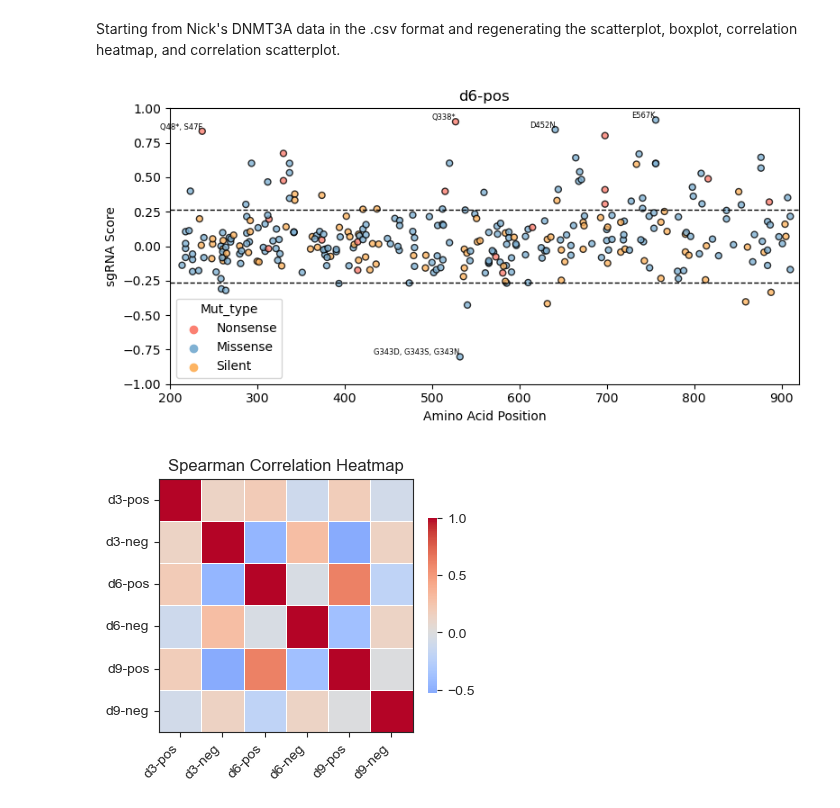
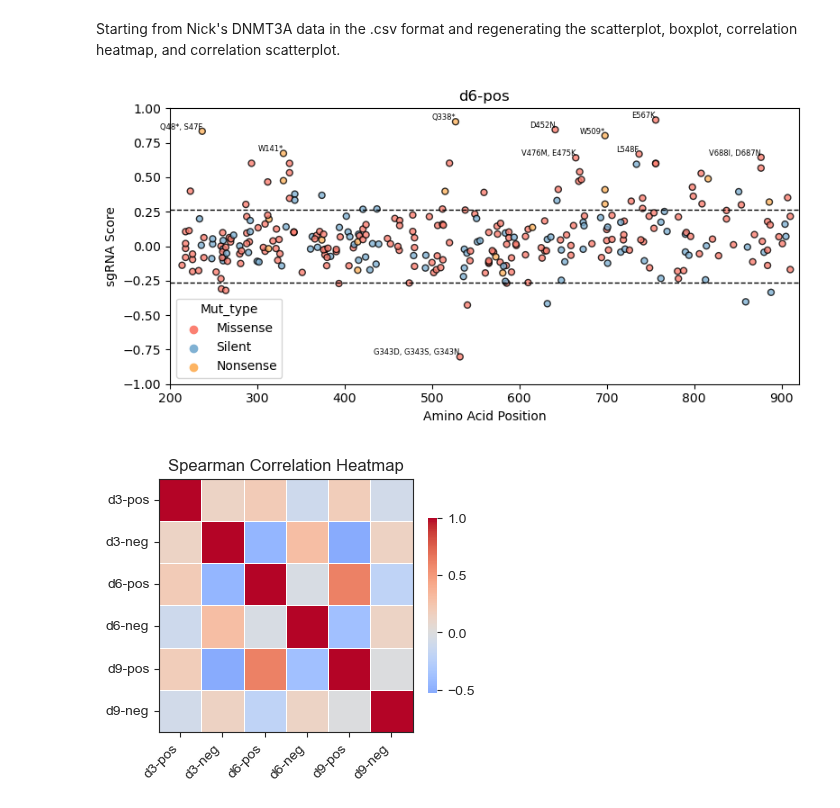
Before and after one commit to liaulab/be-scan, a Jupyter notebook: docs/source/notebooks/tutorial.ipynb, the cells around one changed output. Saved outputs shown, nothing was run; the diff lists cells and outputs as text; code cells hidden in the pictures.

```diff
--- a/docs/source/notebooks/tutorial.ipynb
+++ b/docs/source/notebooks/tutorial.ipynb
@@ -302,17 +302,16 @@ Starting from Nick's DNMT3A data in the .csv format and regenerating the scatter
 # %%
 be_scan.plot.plot_scatterplot(df_filepath  = plot_dir + 'NZL10196_v9_comparisons.csv', # data
                               x_column     = 'Edit_site_3A1',  # name of a column in data
-                              y_column     = 'log2_fc',        # name of a column in data
-                              hue_column   = 'Mut_type',       # name of a column in data
-                              comparisons  = ['d6-pos'],       # name of a column in data
-                              xmin         = 200,
-                              savefig      = False,
+                              comparisons  = ['d6-pos'],       # names of a column in data, each is a graph
 
-                              neg_ctrl_col='Gene', neg_ctrl_category='NON-GENE', # negative control points
-                              autoannotate=True, autoannotate_top=5, autoannotate_label='Mut_list_all', # automatically label points
+                              hue=True, hue_column='Mut_type',
+                              neg_ctrl=True, neg_ctrl_col='Gene', neg_ctrl_conditions=['NON-GENE'], # negative control points
+                              filter=True, filter_col=['Mut_type', 'Gene'], filter_conditions=[['Nonsense', 'Missense', 'Silent'], ['DNMT3A']], # filter for only these categories
+                              autoannot=True, autoannot_top=10, autoannot_label='Mut_list_all', # automatically label points
+                              xlim_kws={'xmin': 200, 'xmax': None}, savefig = False,
                               )
 # %% [output]
-[figure, old version]
+[figure, new version]
 # %%
 be_scan.plot.plot_corr_heatmap(df_filepath = plot_dir + 'NZL10196_v9_comparisons.csv', # data
                                comparisons = ['d3-pos', 'd3-neg', 'd6-pos', 'd6-neg', 'd9-pos', 'd9-neg'], # names of columns in data
```
Also changed, not shown: parts of 2 cells of this notebook, 6 other files.
